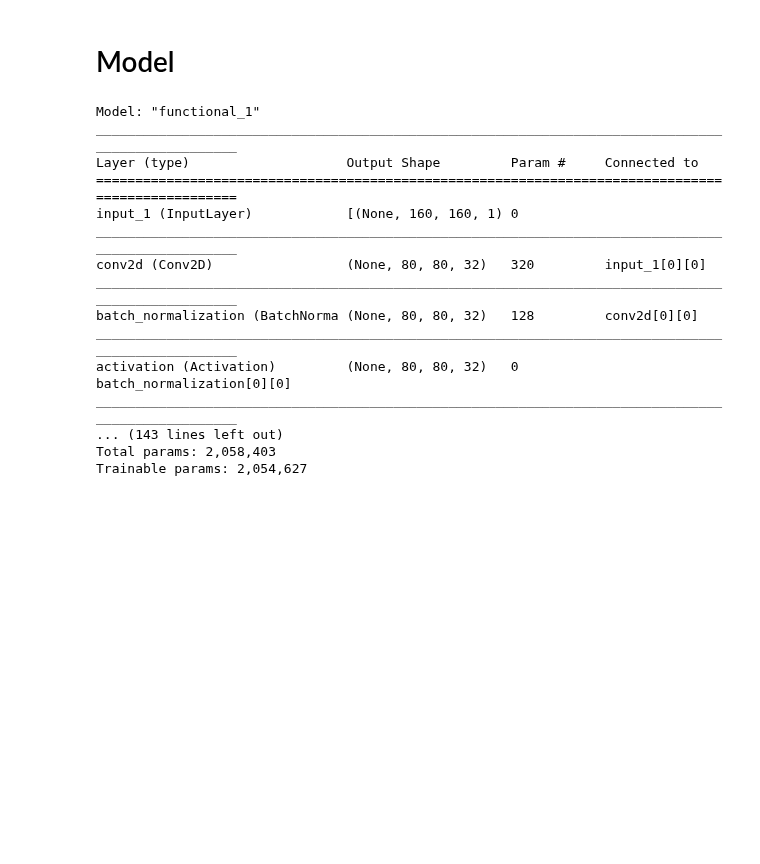
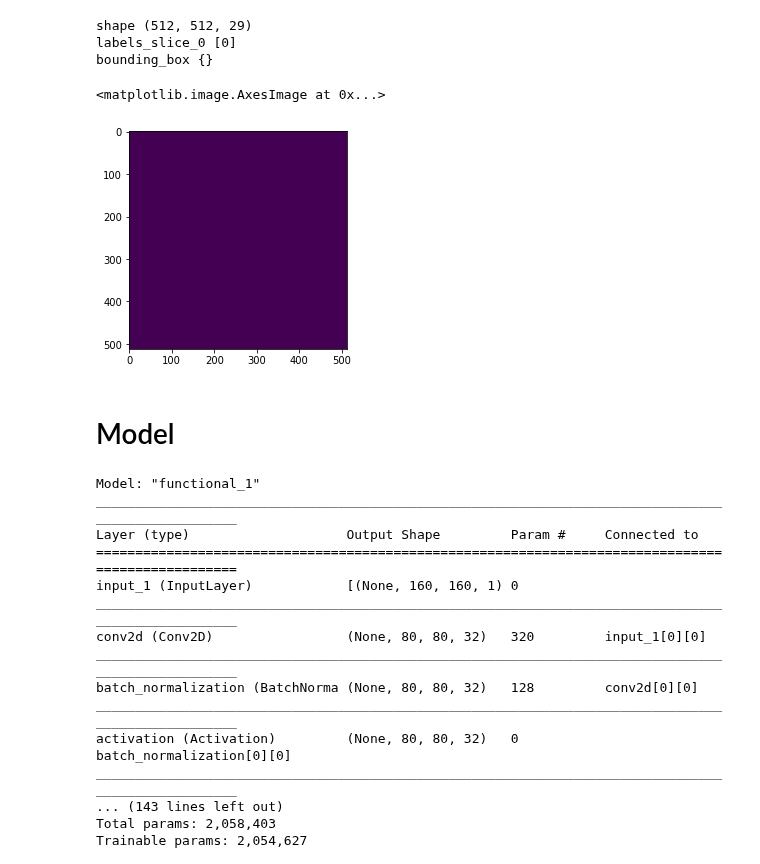
Before and after one commit to qazalmehrban/Medical-Segmentation, a Jupyter notebook: kera_dataloader.ipynb, the cells around one changed output. Cells and saved outputs as stored; diff of their text form; code cells hidden in the pictures; blank space fills up the shorter version.

```diff
--- a/kera_dataloader.ipynb
+++ b/kera_dataloader.ipynb
@@ -43,3 +71,18 @@ def make_box(mask):
+# %%
+Masks = nib.load((labels + segment[1]))
+Masks = np.array(Masks.dataobj)
+print('shape', Masks.shape)
+slices =0
+Masks_2d = Masks[:,:,slices]
+print(f'labels_slice_{slices}', np.unique(Masks_2d))
+print('bounding_box', make_box(Masks_2d))
+plt.imshow(Masks_2d)
+# %% [output]
+shape (512, 512, 29)
+labels_slice_0 [0]
+bounding_box {}
+<matplotlib.image.AxesImage at 0x...>
+[figure, added]
 # %%
 crop_size = 160
 p_seg = []
```
Also changed, not shown: parts of 7 cells of this notebook.
